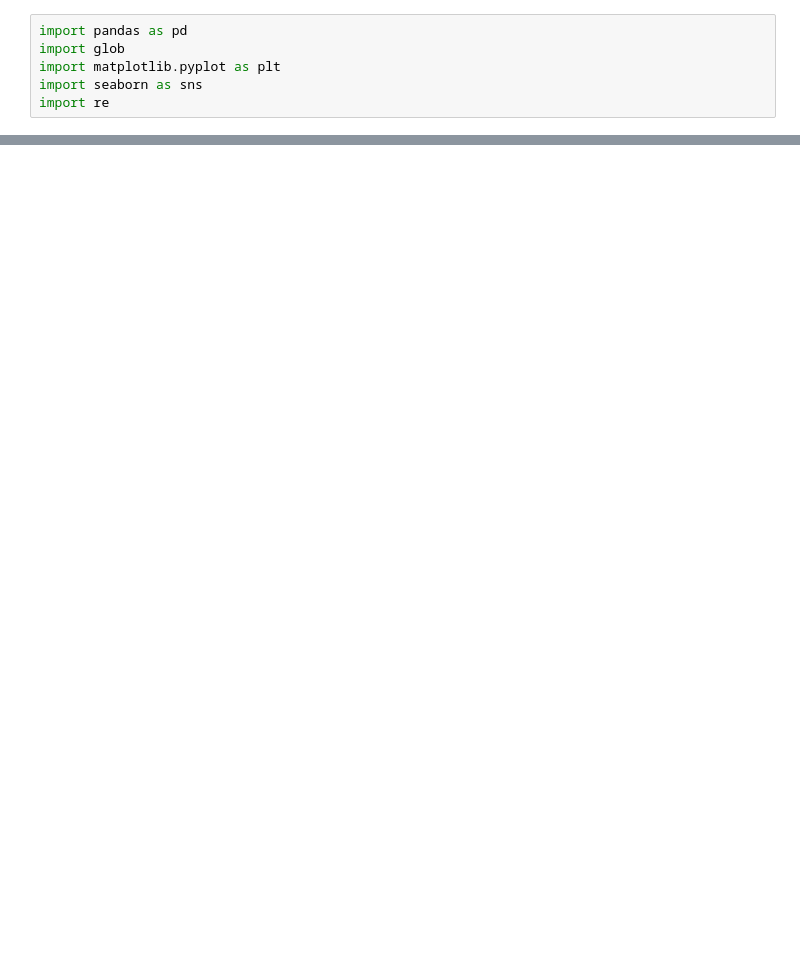
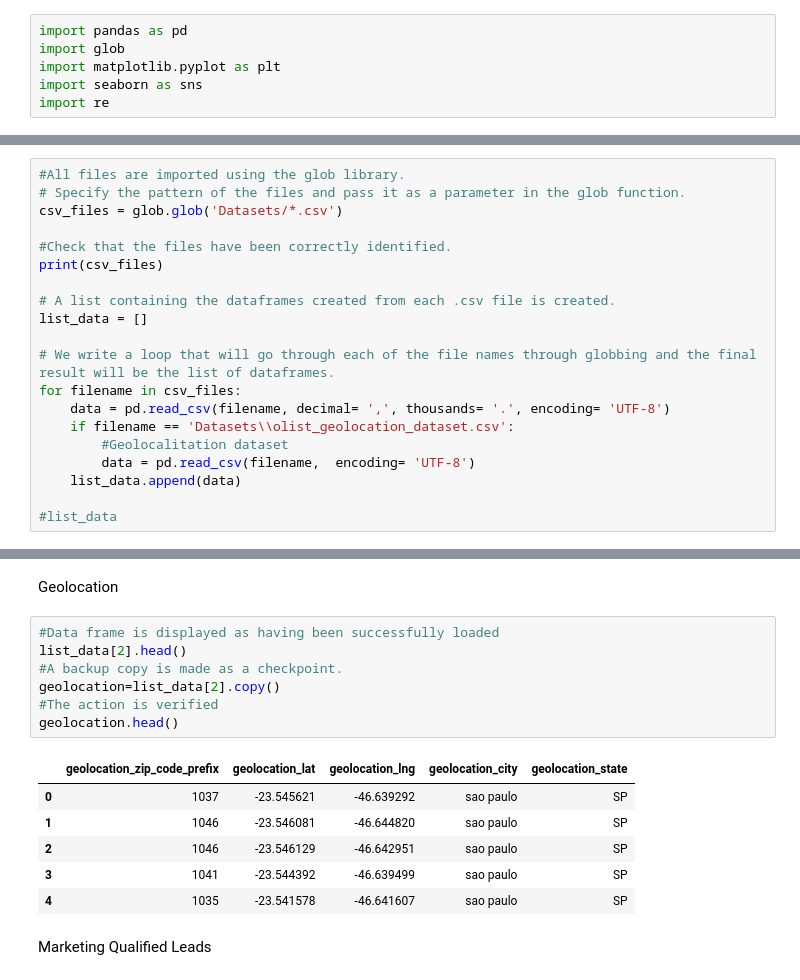
Before and after one commit to mecadme/PF_E-commerce-Olist, a Jupyter notebook: EDA.ipynb, the cells around one changed output, grey strips where cells are left out. Drawn from its saved outputs; the diff is of its cells as text; blank space fills up the shorter version.

```diff
--- a/EDA.ipynb
+++ b/EDA.ipynb
@@ -129,0 +11,20 @@ IndexError: list index out of range
+# %%
+#All files are imported using the glob library.
+# Specify the pattern of the files and pass it as a parameter in the glob function.
+csv_files = glob.glob('Datasets/*.csv')
+
+#Check that the files have been correctly identified.
+print(csv_files)
+
+# A list containing the dataframes created from each .csv file is created.
+list_data = []
+
+# We write a loop that will go through each of the file names through globbing and the final result will be the list of dataframes.
+for filename in csv_files:
+    data = pd.read_csv(filename, decimal= ',', thousands= '.', encoding= 'UTF-8')
+    if filename == 'Datasets\\olist_geolocation_dataset.csv':
+        #Geolocalitation dataset
+        data = pd.read_csv(filename,  encoding= 'UTF-8')
+    list_data.append(data)
+
+#list_data
@@ -129,0 +106,18 @@ IndexError: list index out of range
+# %% [markdown]
+Geolocation
+# %%
+#Data frame is displayed as having been successfully loaded
+list_data[2].head()
+#A backup copy is made as a checkpoint.
+geolocation=list_data[2].copy()
+#The action is verified
+geolocation.head()
+# %% [output]
+|  | geolocation_zip_code_prefix | geolocation_lat | geolocation_lng | geolocation_city | geolocation_state |
+| 0 | 1037 | -23.545621 | -46.639292 | sao paulo | SP |
+| 1 | 1046 | -23.546081 | -46.644820 | sao paulo | SP |
+| 2 | 1046 | -23.546129 | -46.642951 | sao paulo | SP |
+| 3 | 1041 | -23.544392 | -46.639499 | sao paulo | SP |
+| 4 | 1035 | -23.541578 | -46.641607 | sao paulo | SP |
+# %% [markdown]
+Marketing Qualified Leads
```
Also changed, not shown: parts of 41 cells of this notebook.
